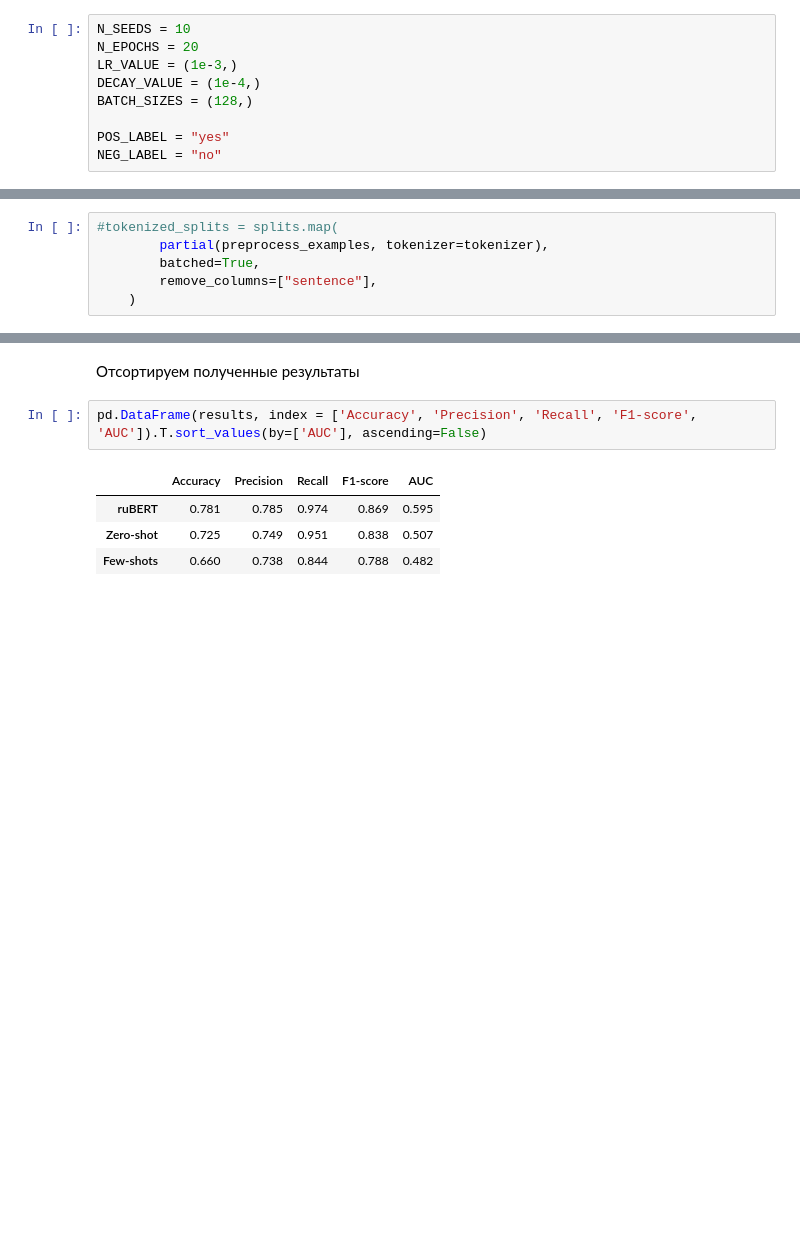
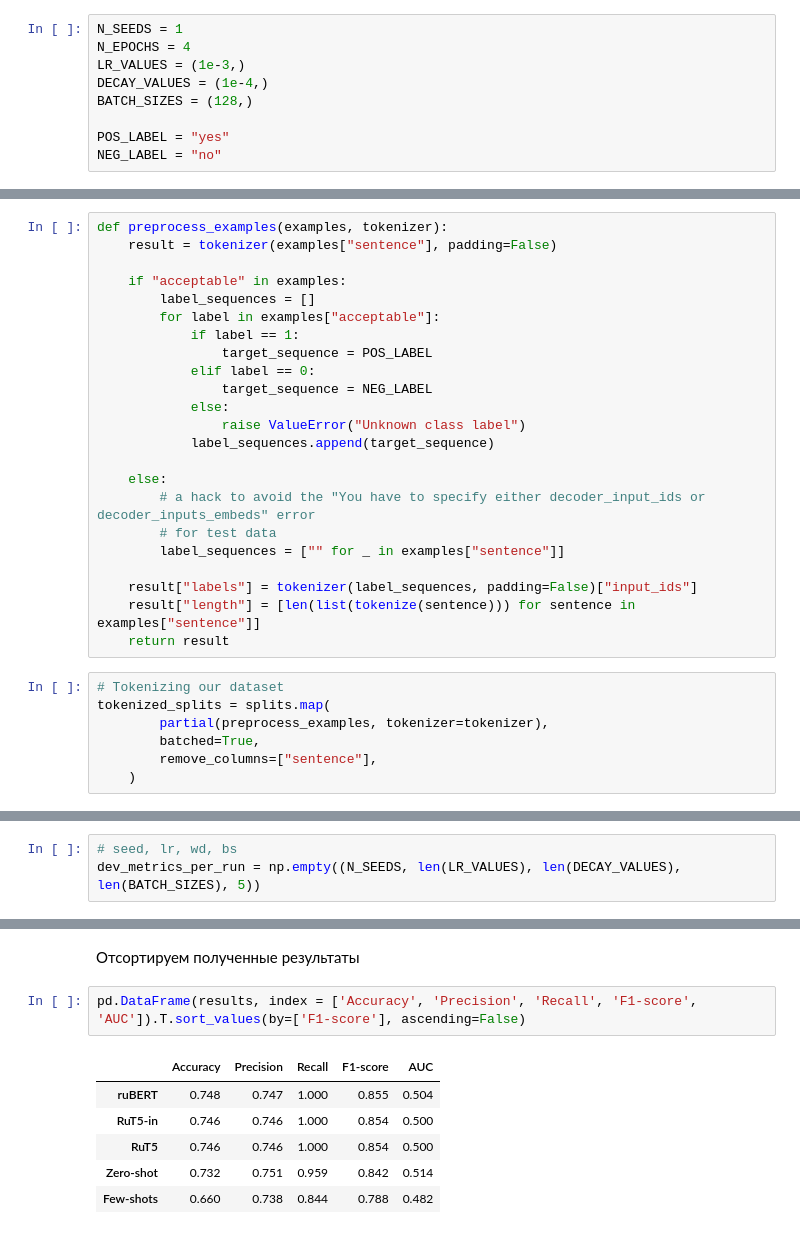
Before and after one commit to DzenGarden/Otus-ML, a Jupyter notebook: otus-nlp/hw-03-BERT.Models/bert-models.ipynb, the cells around one changed output, grey strips where cells are left out. Cells and saved outputs as stored; diff of their text form; blank space fills up the shorter version.

Commit message:
NLP hw-03 BERT Models RuT5 added

```diff
--- a/otus-nlp/hw-03-BERT.Models/bert-models.ipynb
+++ b/otus-nlp/hw-03-BERT.Models/bert-models.ipynb
@@ -590,10 +671,10 @@ Passing `trust_remote_code=True` will be mandatory to load this metric from the
 # %%
 model_t5_name = "ai-forever/ruT5-large"
 # %%
-N_SEEDS = 10
-N_EPOCHS = 20
-LR_VALUE = (1e-3,)
-DECAY_VALUE = (1e-4,)
+N_SEEDS = 1
+N_EPOCHS = 4
+LR_VALUES = (1e-3,)
+DECAY_VALUES = (1e-4,)
 BATCH_SIZES = (128,)
 
 POS_LABEL = "yes"
@@ -648,8 +729,32 @@ DatasetDict({
         num_rows: 983
     })
 })
+# %%
+def preprocess_examples(examples, tokenizer):
+    result = tokenizer(examples["sentence"], padding=False)
+
+    if "acceptable" in examples:
+        label_sequences = []
+        for label in examples["acceptable"]:
+            if label == 1:
+                target_sequence = POS_LABEL
+            elif label == 0:
+                target_sequence = NEG_LABEL
+            else:
+                raise ValueError("Unknown class label")
+            label_sequences.append(target_sequence)
+
+    else:
+        # a hack to avoid the "You have to specify either decoder_input_ids or decoder_inputs_embeds" error
+        # for test data
+        label_sequences = ["" for _ in examples["sentence"]]
+
+    result["labels"] = tokenizer(label_sequences, padding=False)["input_ids"]
+    result["length"] = [len(list(tokenize(sentence))) for sentence in examples["sentence"]]
+    return result
 # %%
-#tokenized_splits = splits.map(
+# Tokenizing our dataset
+tokenized_splits = splits.map(
         partial(preprocess_examples, tokenizer=tokenizer),
         batched=True,
         remove_columns=["sentence"],
@@ -672,0 +781,3 @@ data_collator = DataCollatorForSeq2Seq(tokenizer, pad_to_multiple_of=8)
+# %%
+# seed, lr, wd, bs
+dev_metrics_per_run = np.empty((N_SEEDS, len(LR_VALUES), len(DECAY_VALUES), len(BATCH_SIZES), 5))
@@ -675,9 +914,11 @@ data_collator = DataCollatorForSeq2Seq(tokenizer, pad_to_multiple_of=8)
 # %% [markdown]
 Отсортируем полученные результаты
 # %%
-pd.DataFrame(results, index = ['Accuracy', 'Precision', 'Recall', 'F1-score', 'AUC']).T.sort_values(by=['AUC'], ascending=False)
+pd.DataFrame(results, index = ['Accuracy', 'Precision', 'Recall', 'F1-score', 'AUC']).T.sort_values(by=['F1-score'], ascending=False)
 # %% [output]
 |  | Accuracy | Precision | Recall | F1-score | AUC |
-| ruBERT | 0.781 | 0.785 | 0.974 | 0.869 | 0.595 |
-| Zero-shot | 0.725 | 0.749 | 0.951 | 0.838 | 0.507 |
+| ruBERT | 0.748 | 0.747 | 1.000 | 0.855 | 0.504 |
+| RuT5-in | 0.746 | 0.746 | 1.000 | 0.854 | 0.500 |
+| RuT5 | 0.746 | 0.746 | 1.000 | 0.854 | 0.500 |
+| Zero-shot | 0.732 | 0.751 | 0.959 | 0.842 | 0.514 |
 | Few-shots | 0.660 | 0.738 | 0.844 | 0.788 | 0.482 |
```
Also changed, not shown: parts of 30 cells of this notebook.
